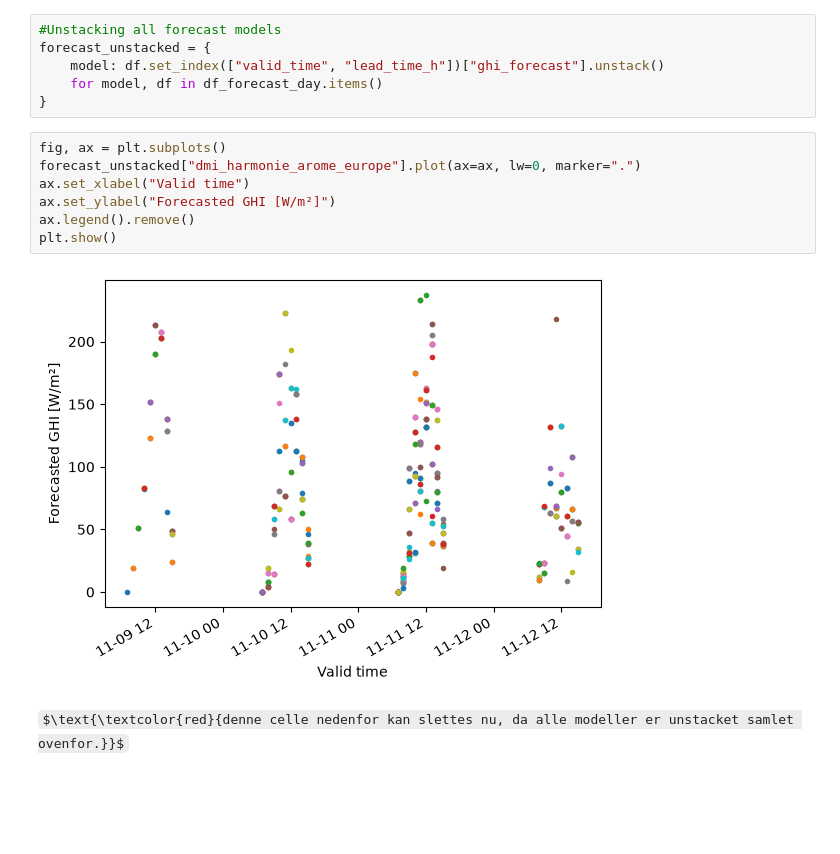
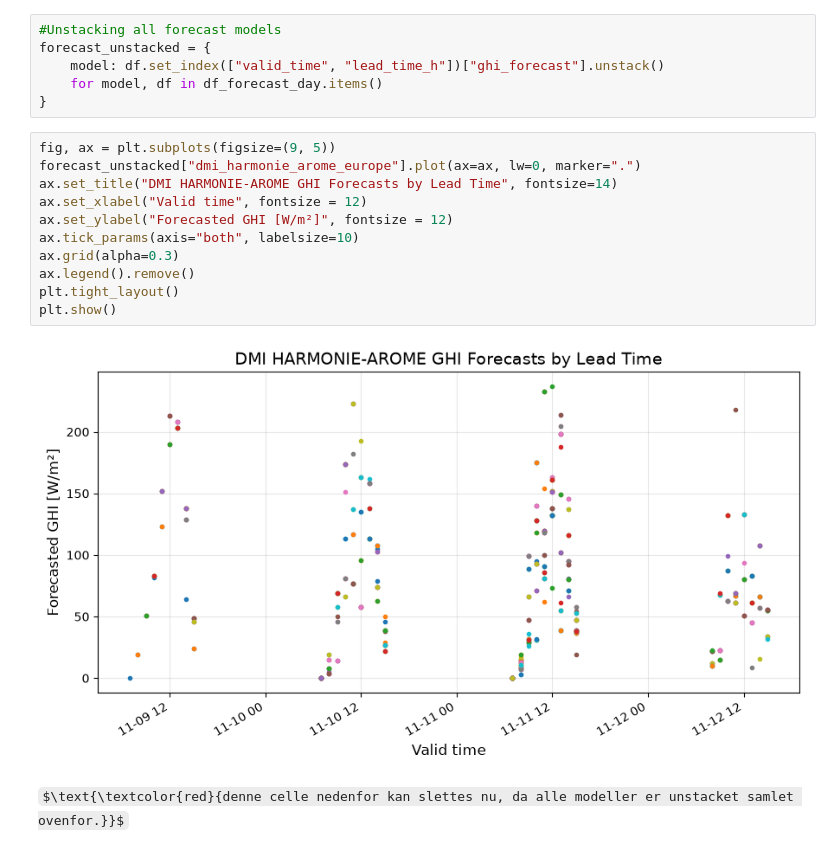
Before and after one commit to MatildeMGM/solar_forecast_project, a Jupyter notebook: notebooks/forecast_data.ipynb, the cells around one changed output. Saved outputs shown, nothing was run; the diff lists cells and outputs as text; some formulas as TeX source; blank space fills up the shorter version.

Commit message:
improvement of plot in forecast_data notebook

```diff
--- a/notebooks/forecast_data.ipynb
+++ b/notebooks/forecast_data.ipynb
@@ -74,14 +74,18 @@ forecast_unstacked = {
     for model, df in df_forecast_day.items()
 }
 # %%
-fig, ax = plt.subplots()
+fig, ax = plt.subplots(figsize=(9, 5))
 forecast_unstacked["dmi_harmonie_arome_europe"].plot(ax=ax, lw=0, marker=".")
-ax.set_xlabel("Valid time")
-ax.set_ylabel("Forecasted GHI [W/m²]")
+ax.set_title("DMI HARMONIE-AROME GHI Forecasts by Lead Time", fontsize=14)
+ax.set_xlabel("Valid time", fontsize = 12)
+ax.set_ylabel("Forecasted GHI [W/m²]", fontsize = 12)
+ax.tick_params(axis="both", labelsize=10)
+ax.grid(alpha=0.3)
 ax.legend().remove()
+plt.tight_layout()
 plt.show()
 # %% [output]
-[figure, old version]
+[figure, new version]
 # %% [markdown]
 $\text{\textcolor{red}{denne celle nedenfor kan slettes nu, da alle modeller er unstacket samlet ovenfor.}}$
 # %%
```
